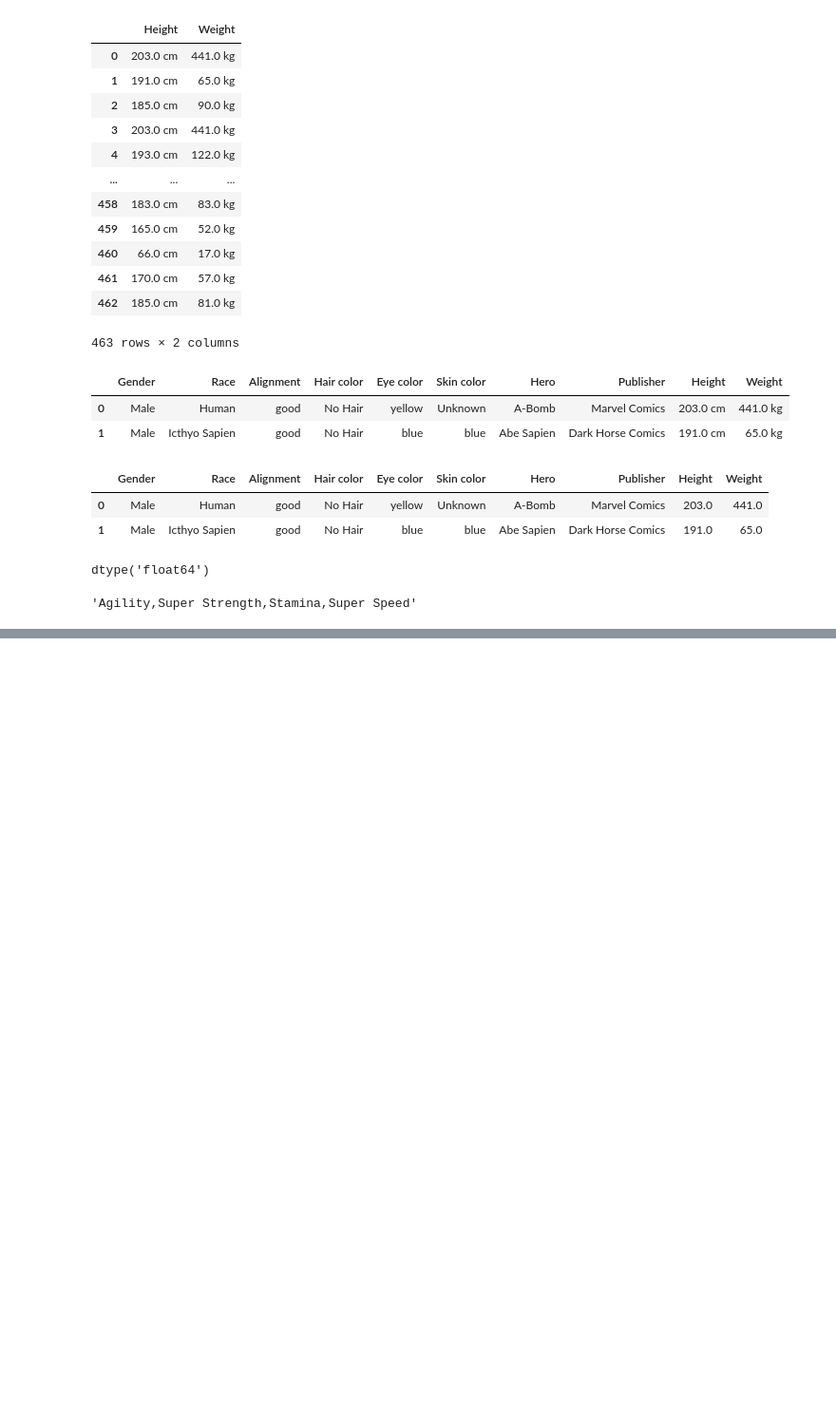
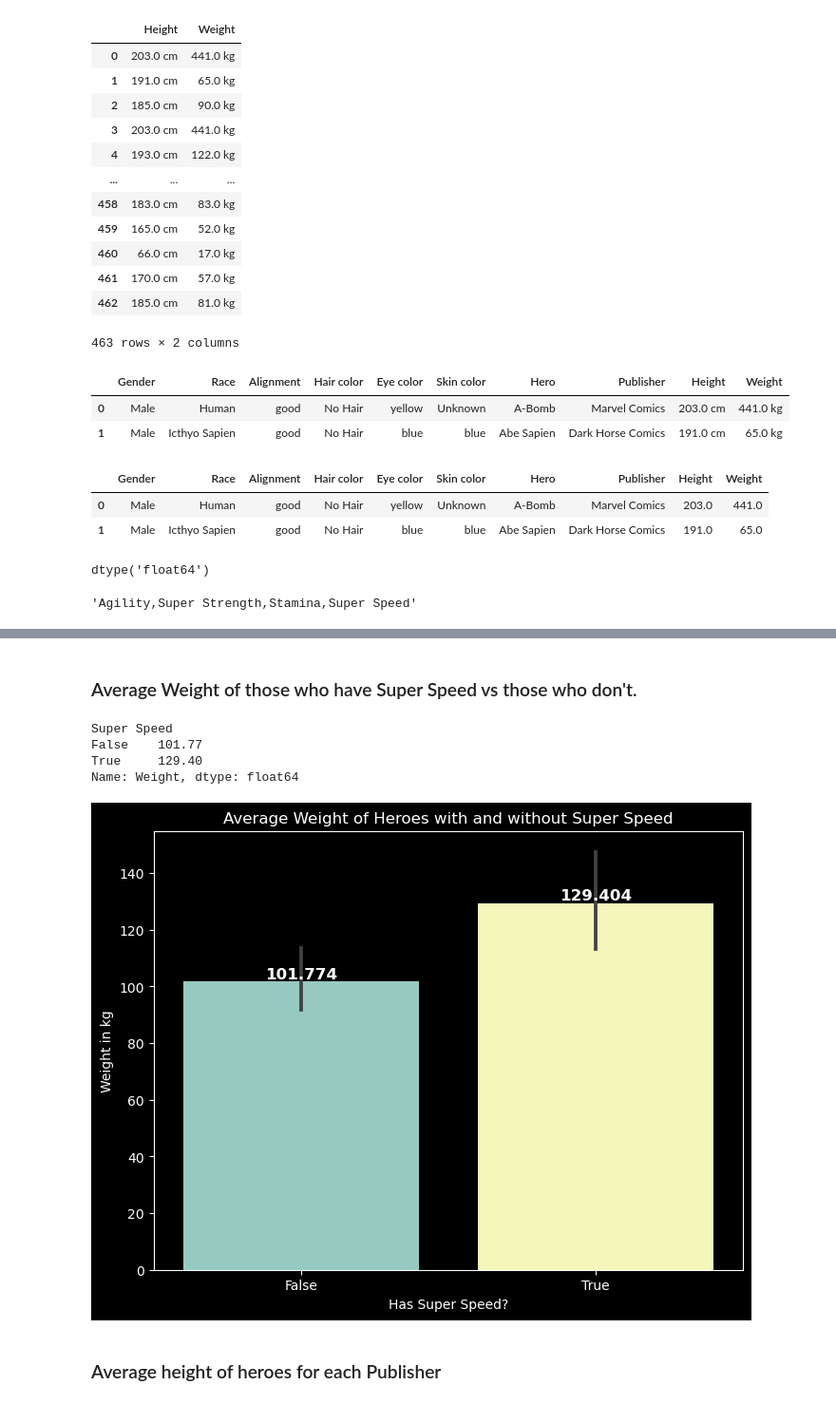
Before and after one commit to daisy-rivera/Applying-Advanced-Transformations, a Jupyter notebook: Applying Advanced Transformations.ipynb, the cells around one changed output, grey strips where cells are left out. Shown: that part at 95% size. Cells and saved outputs as stored; diff of their text form; code cells hidden in the pictures; blank space fills up the shorter version.

```diff
--- a/Applying Advanced Transformations.ipynb
+++ b/Applying Advanced Transformations.ipynb
@@ -206,0 +286,5 @@ Got stuck and couldn't figure this one_hot_encode part but I can finish it durin
+# %%
+#one hot encoding
+for col in cols_to_make:
+  df_power[col] = df_power['Powers'].str.contains(col)
+df_power.head()
@@ -206,0 +309,3 @@ Got stuck and couldn't figure this one_hot_encode part but I can finish it durin
+# %%
+#drop the Powers and Powers_split Column
+df_power.drop(columns=['Powers','Powers_split'], inplace=True)
@@ -206,0 +314,5 @@ Got stuck and couldn't figure this one_hot_encode part but I can finish it durin
+# %%
+#merge with our 2 dataframes on name column
+df = pd.merge(df_power, df_hero, left_on='hero_names', right_on='Hero', how='inner')
+print(df.shape)
+df.head(3)
@@ -206,0 +326,28 @@ Got stuck and couldn't figure this one_hot_encode part but I can finish it durin
+# %%
+#drop the Hero Column
+df.drop(columns='Hero', inplace=True)
+# %% [markdown]
+### Average Weight of those who have Super Speed vs those who don't.
+# %%
+super_speed = df.groupby('Super Speed')['Weight'].mean().sort_values().round(2)
+super_speed
+# %% [output]
+Super Speed
+False    101.77
+True     129.40
+Name: Weight, dtype: float64
+# %%
+#setting matplotlib style
+plt.style.use('dark_background')
+
+fig, ax = plt.subplots(figsize=(8,6))
+ax = sns.barplot(data = df, x = 'Super Speed', y = 'Weight')
+plt.bar_label(ax.containers[0],size=12, color='white', fontweight='bold')
+
+plt.title('Average Weight of Heroes with and without Super Speed')
+plt.ylabel('Weight in kg')
+plt.xlabel('Has Super Speed?');
+# %% [output]
+[figure, added]
+# %% [markdown]
+### Average height of heroes for each Publisher
```
Also changed, not shown: parts of 26 cells of this notebook.
